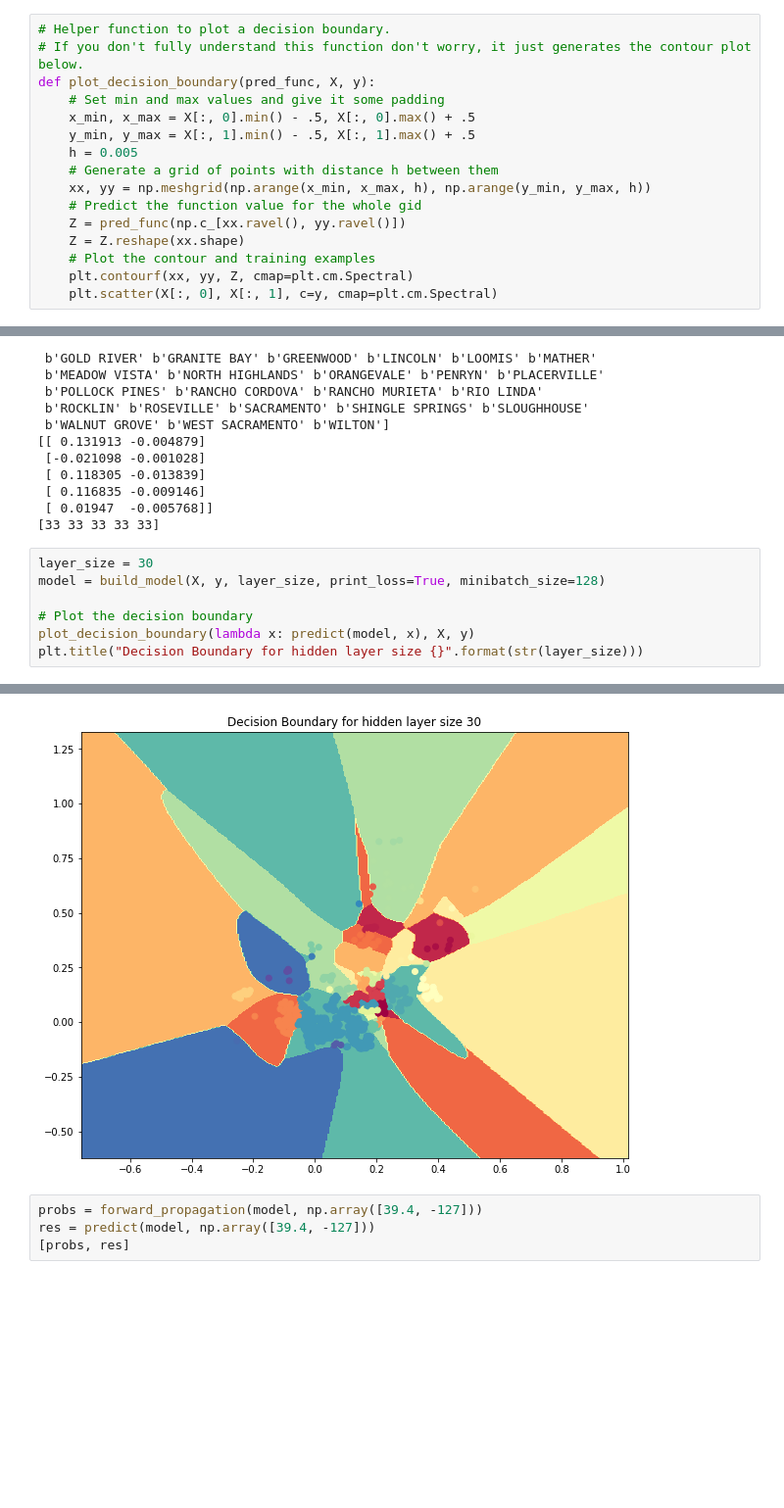
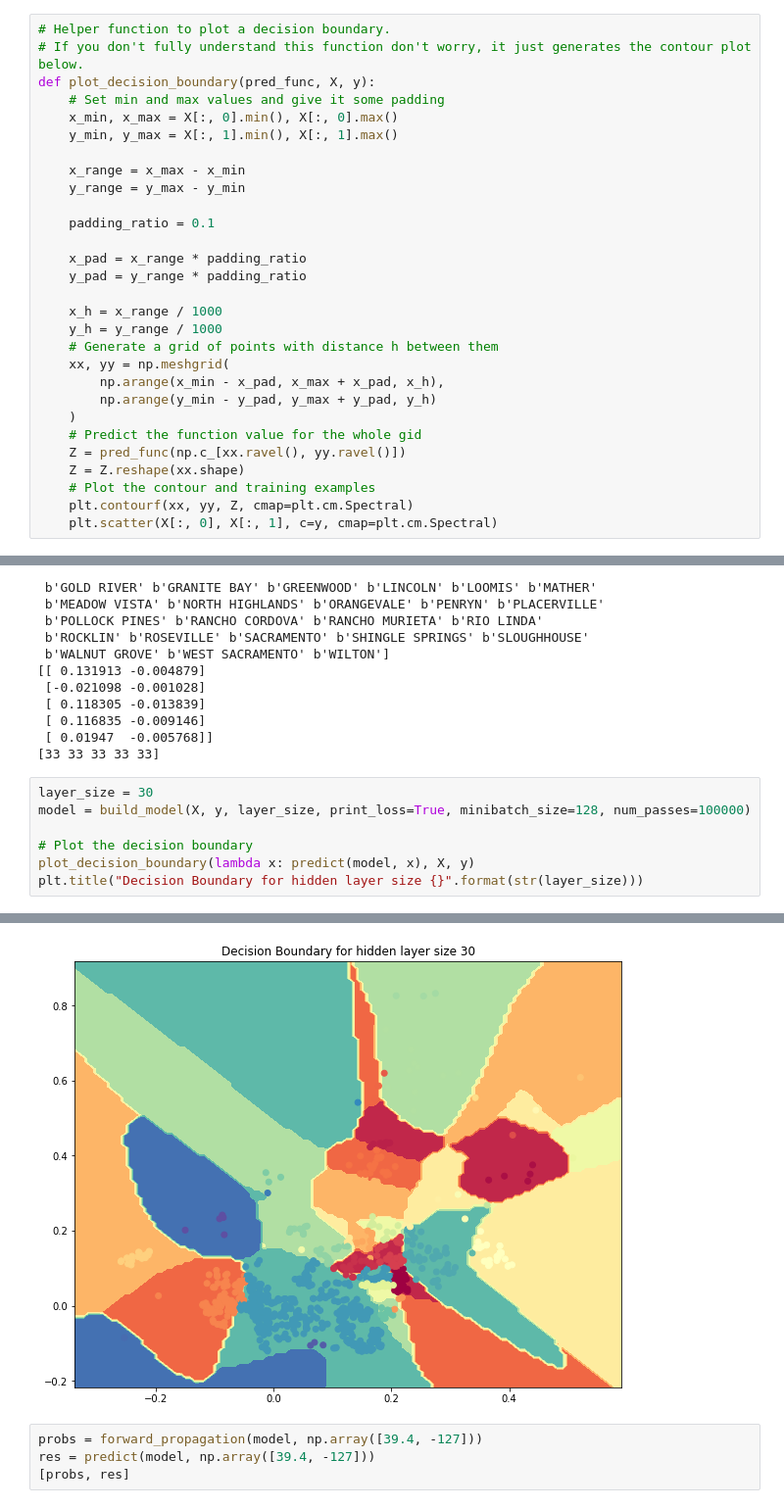
Before and after one commit to MattChubb/nn-from-scratch, a Jupyter notebook: nn-from-scratch.ipynb, the cells around one changed output, grey strips where cells are left out. Shown at 98% size. Drawn from its saved outputs; the diff is of its cells as text; blank space fills up the shorter version.

Commit message:
Automatically determine plot padding

```diff
--- a/nn-from-scratch.ipynb
+++ b/nn-from-scratch.ipynb
@@ -73,11 +73,24 @@ LogisticRegressionCV(Cs=10, class_weight=None, cv=None, dual=False,
 # If you don't fully understand this function don't worry, it just generates the contour plot below.
 def plot_decision_boundary(pred_func, X, y):
     # Set min and max values and give it some padding
-    x_min, x_max = X[:, 0].min() - .5, X[:, 0].max() + .5
-    y_min, y_max = X[:, 1].min() - .5, X[:, 1].max() + .5
-    h = 0.005
+    x_min, x_max = X[:, 0].min(), X[:, 0].max()
+    y_min, y_max = X[:, 1].min(), X[:, 1].max()
+
+    x_range = x_max - x_min
+    y_range = y_max - y_min
+
+    padding_ratio = 0.1
+
+    x_pad = x_range * padding_ratio
+    y_pad = y_range * padding_ratio
+
+    x_h = x_range / 1000
+    y_h = y_range / 1000
     # Generate a grid of points with distance h between them
-    xx, yy = np.meshgrid(np.arange(x_min, x_max, h), np.arange(y_min, y_max, h))
+    xx, yy = np.meshgrid(
+        np.arange(x_min - x_pad, x_max + x_pad, x_h),
+        np.arange(y_min - y_pad, y_max + y_pad, y_h)
+    )
     # Predict the function value for the whole gid
     Z = pred_func(np.c_[xx.ravel(), yy.ravel()])
     Z = Z.reshape(xx.shape)
@@ -388,7 +403,7 @@ print(y[0:5])
 [33 33 33 33 33]
 # %%
 layer_size = 30
-model = build_model(X, y, layer_size, print_loss=True, minibatch_size=128)
+model = build_model(X, y, layer_size, print_loss=True, minibatch_size=128, num_passes=100000)
 
 # Plot the decision boundary
 plot_decision_boundary(lambda x: predict(model, x), X, y)
@@ -414,5 +429,5 @@ Loss after iteration 1000: 0.612253985395844 (epsilon: 0.009999498004769847)
 <matplotlib.text.Text at 0x...>
-[figure, old version]
+[figure, new version]
 # %%
 probs = forward_propagation(model, np.array([39.4, -127]))
 res = predict(model, np.array([39.4, -127]))
```
Also changed, not shown: parts of 5 cells of this notebook.
